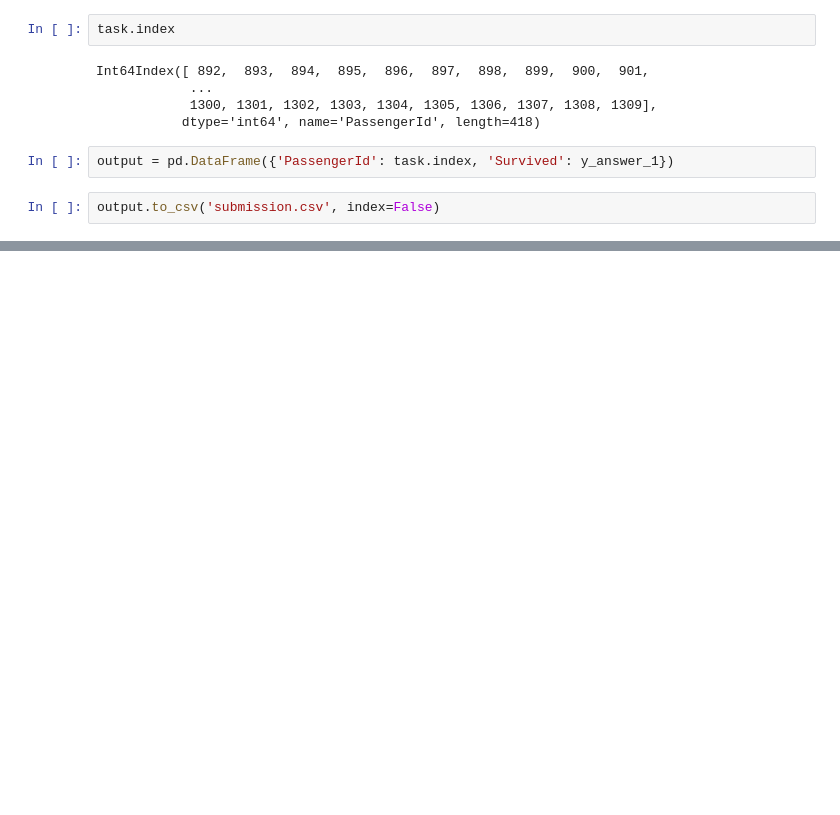
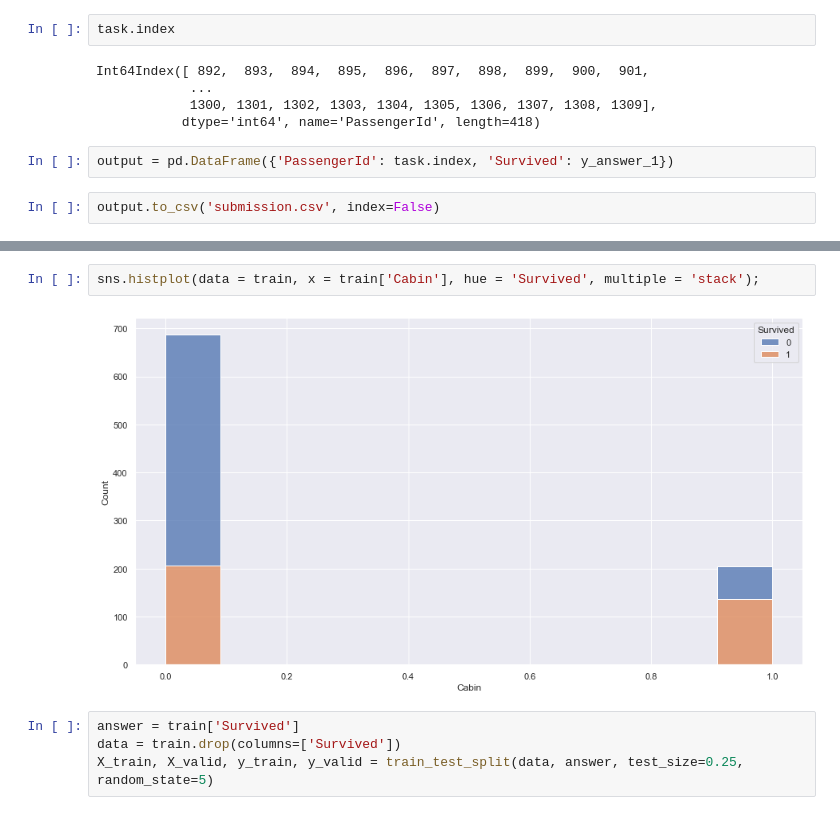
Before and after one commit to warshtayner/Kaggle_Titanic, a Jupyter notebook: Version_3.ipynb, the cells around one changed output, grey strips where cells are left out. Cells and saved outputs as stored; diff of their text form; blank space fills up the shorter version.

```diff
--- a/Version_3.ipynb
+++ b/Version_3.ipynb
@@ -426,0 +436,8 @@ output.to_csv('submission.csv', index=False)
+# %%
+sns.histplot(data = train, x = train['Cabin'], hue = 'Survived', multiple = 'stack');
+# %% [output]
+[figure, added]
+# %%
+answer = train['Survived']
+data = train.drop(columns=['Survived'])
+X_train, X_valid, y_train, y_valid = train_test_split(data, answer, test_size=0.25, random_state=5)
```
Also changed, not shown: parts of 12 cells of this notebook, 3 other files.
